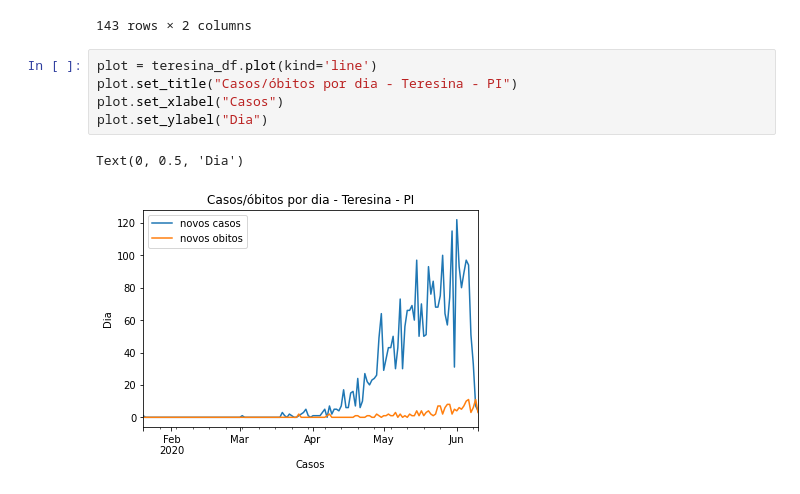
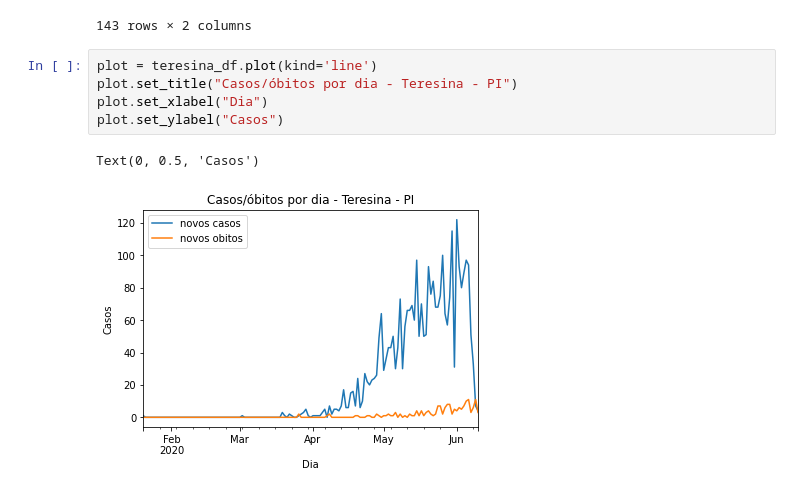
Before and after one commit to diegofsousa/panorama-covid-19-piaui, a Jupyter notebook: primeira_analise.ipynb, the cells around one changed output. Saved outputs shown, nothing was run; the diff lists cells and outputs as text.

```diff
--- a/primeira_analise.ipynb
+++ b/primeira_analise.ipynb
@@ -48,8 +48,8 @@ teresina_df
 # %%
 plot = teresina_df.plot(kind='line')
 plot.set_title("Casos/óbitos por dia - Teresina - PI")
-plot.set_xlabel("Casos")
-plot.set_ylabel("Dia")
+plot.set_xlabel("Dia")
+plot.set_ylabel("Casos")
 # %% [output]
-Text(0, 0.5, 'Dia')
+Text(0, 0.5, 'Casos')
-[figure, old version]
+[figure, new version]
```
